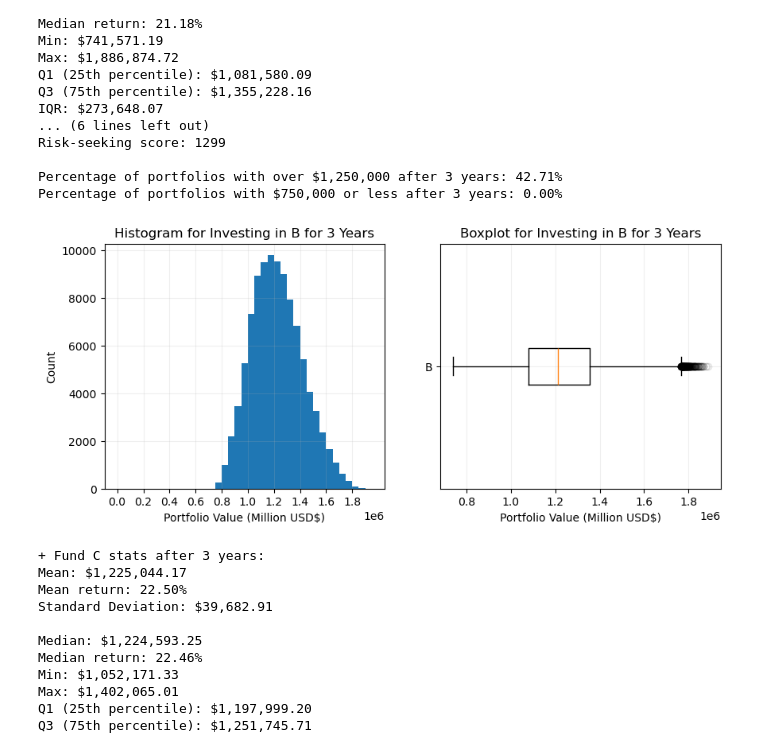
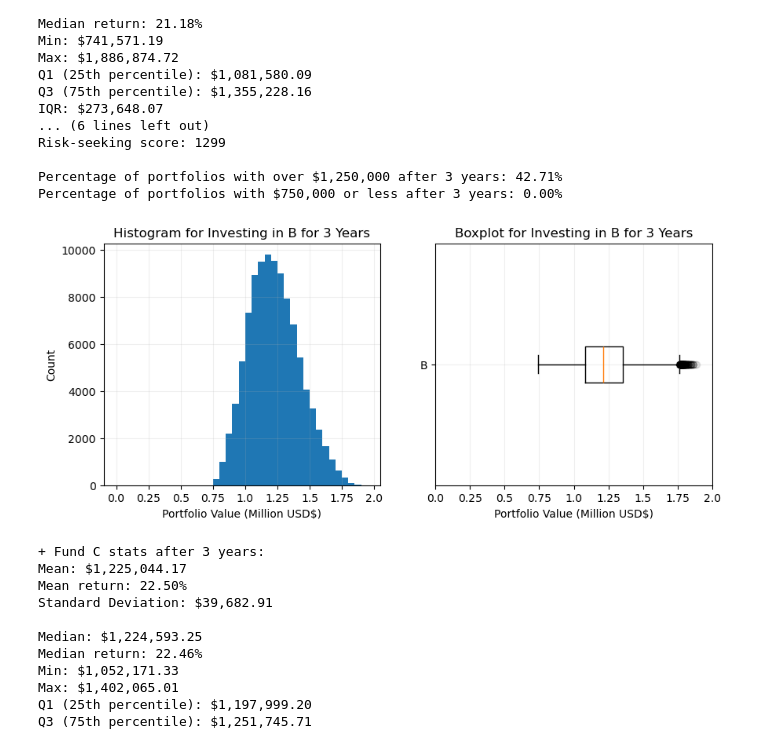
Before and after one commit to myin27/OR442-Term-Project, a Jupyter notebook: project.ipynb, the cells around one changed output. Cells and saved outputs as stored; diff of their text form; code cells hidden in the pictures.

```diff
--- a/project.ipynb
+++ b/project.ipynb
@@ -222,24 +224,26 @@ Percentage of portfolios with $750,000 or less after 3 years: 0.00%
 # %%
 # plots for fund B
 
 fig, (ax1, ax2) = plt.subplots(1, 2, figsize=(10, 4))
 
 histogram = ax1.hist(fund_B_values, bins=range(0, 2000000, 50000)) # each bin will be 50k
 ax1.set_xticks(ticks=range(0,2000000,200000))
 ax1.grid(alpha=0.2)
 ax1.set_title("Histogram for Investing in B for 3 Years")
 ax1.set_xlabel("Portfolio Value (Million USD$)")
+ax1.set_xticks(range(0, 2000001, 250000), labels=list(np.arange(0, 2.01, 0.25)))
 ax1.set_ylabel("Count")
 
 box_plot = ax2.boxplot(fund_B_values, vert=False, flierprops={"alpha": 0.1})
 ax2.grid(alpha=0.2)
 ax2.set_title("Boxplot for Investing in B for 3 Years")
 ax2.set_xlabel("Portfolio Value (Million USD$)")
+ax2.set_xticks(range(0, 2000001, 250000), labels=list(np.arange(0, 2.01, 0.25)))
 ax2.set_yticklabels(["B"])
 
 plt.show()
 # %% [output]
-[figure, old version]
+[figure, new version]
 # %%
 # calculations for fund C
 fund_C_values = filter_portfolios(portfolios, "C")
```
Also changed, not shown: parts of 12 cells of this notebook.
